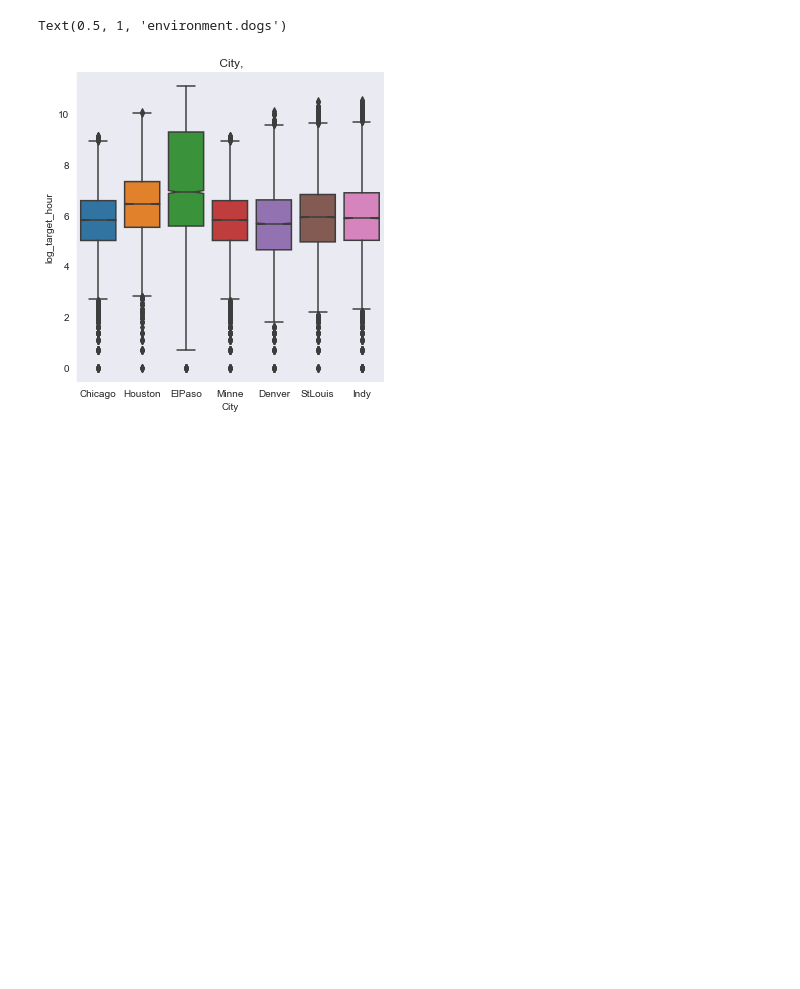
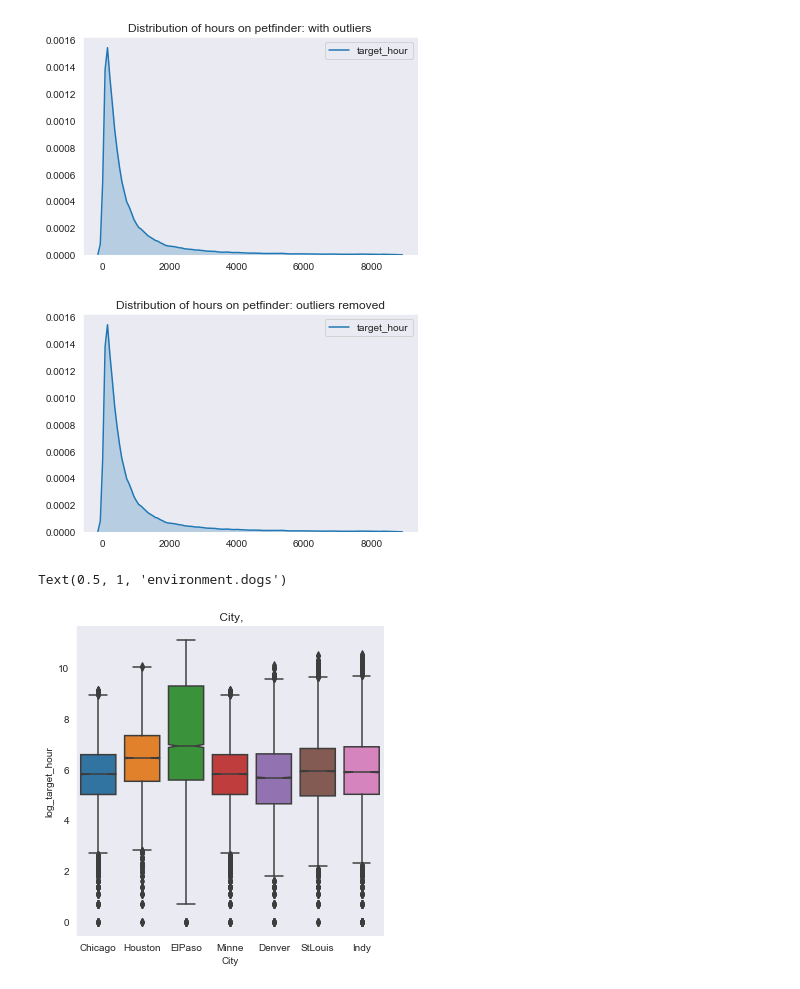
Before and after one commit to ameliakimball/insight, a Jupyter notebook: EDA_for_MWpet_data.ipynb, the cells around one changed output. Saved outputs shown, nothing was run; the diff lists cells and outputs as text; code cells hidden in the pictures; blank space fills up the shorter version.

Commit message:
adds more scraped data, updates EDA and feature calculation

```diff
--- a/EDA_for_MWpet_data.ipynb
+++ b/EDA_for_MWpet_data.ipynb
@@ -75,3 +90,27 @@ plt.show(h)
+# %%
+#Make some density plots, remove outliers
+import matplotlib.pyplot as plt
+
+sns.set_style("dark")
+before = sns.kdeplot(petdat['target_hour'], shade=True)
+#plt.xlim(left = -2,right=10000)
+plt.title("Distribution of hours on petfinder: with outliers")
+plt.show(before)
+
+#remove data where dogs are there less than a day or more than a year
+petdat = petdat[(petdat["target_hour"] > 24) & (petdat["target_hour"] <8760)]
+
+sns.set_style("dark")
+after = sns.kdeplot(petdat['target_hour'], shade=True)
+#plt.xlim(left = -2,right=10000)
+plt.title("Distribution of hours on petfinder: outliers removed")
+plt.show(after)
+
+
+petdat['log_target_hour'] = np.log(petdat['target_hour'])
+# %% [output]
+[figure, added]
+[figure, added]
 # %%
 
 # plot
```
Also changed, not shown: parts of 2 cells of this notebook, 13 other files.
